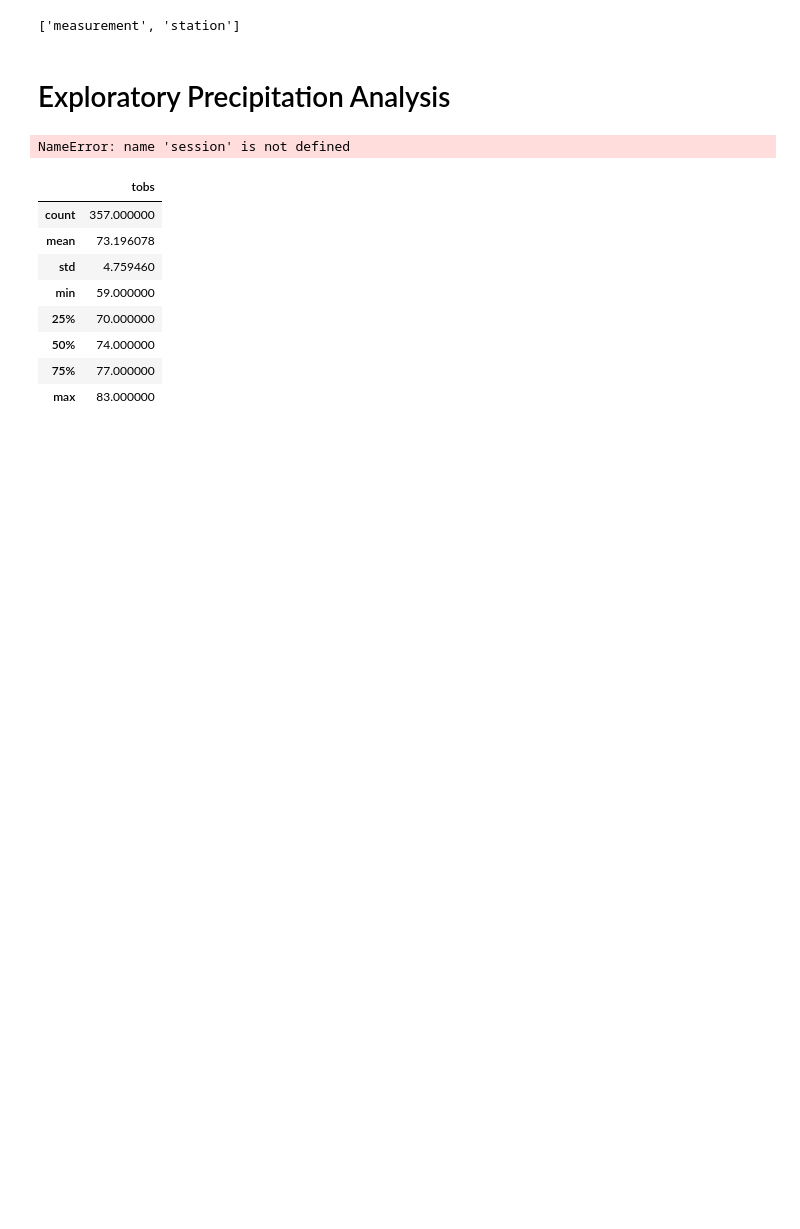
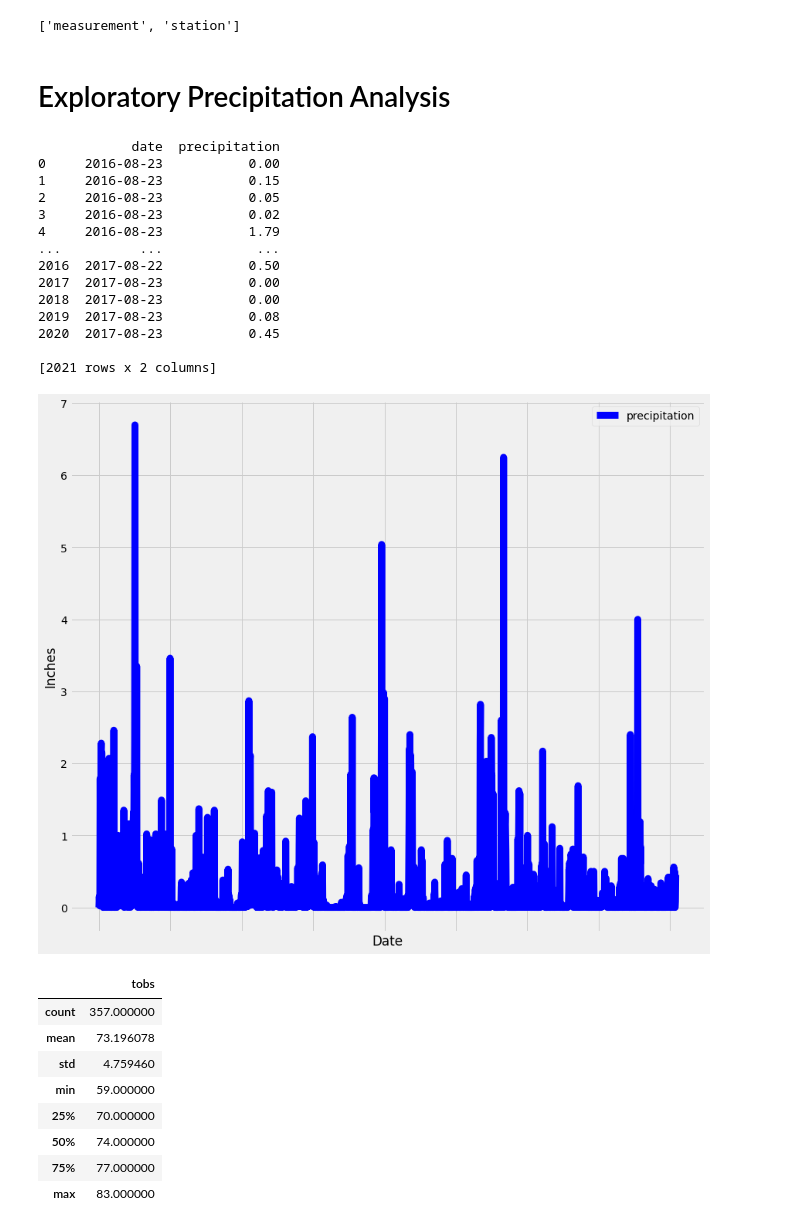
Before and after one commit to ese12880/squalchemy-challenge, a Jupyter notebook: analysis/climate_starter.ipynb, the cells around one changed output. Cells and saved outputs as stored; diff of their text form; code cells hidden in the pictures; blank space fills up the shorter version.

```diff
--- a/analysis/climate_starter.ipynb
+++ b/analysis/climate_starter.ipynb
@@ -42,25 +42,53 @@ session = Session(engine)
 # %%
 # Design a query to retrieve the last 12 months of precipitation data and plot the results.
 # Starting from the most recent data point in the database.
 
 # Calculate the date 1 year ago from the last data point in the database
 results_date=session.query(Measurement.date).order_by(Measurement.date.desc()).first()
 str_date=list(np.ravel(results_date))[0]
 latest_date=dt.datetime.strptime(str_date,"%Y-%m-%d")
 year_back=latest_date-dt.timedelta(days=366)
-# Perform a query to retrieve the data and precipitation scores
+
 results=session.query(Measurement.date, Measurement.prcp).order_by(Measurement.date.asc()).\
         filter(Measurement.date>=year_back).all()
 
-# Save the query results as a Pandas DataFrame and set the index to the date column
+# Save the query results as a Pandas DataFrame
 df_results=pd.DataFrame(results)
 df_results=df_results.rename(columns={"prcp":"precipitation"})
 # Sort the dataframe by date
 df_results.sort_values(by=['date'], ascending=True)
 df_results=df_results.dropna()
 df_results=df_results.reset_index(drop=True)
+print (df_results)
+# Use Pandas Plotting with Matplotlib to plot the data
+ax=df_results.plot(color='b',figsize=(12,10),legend=True,linewidth=9.0,grid=True)
+plt.setp(ax.get_xticklabels(), visible=False)
+plt.tight_layout()
+plt.xlabel("Date")
+plt.ylabel("Inches")
+
+# # Format x-tick label
+# #plt.gca().xaxis.set_major_locator(mdates.MonthLocator(interval=2))
+# plt.gca().xaxis.set_major_formatter(mdates.DateFormatter('%Y-%m-%d'))
+# plt.xticks(rotation=45, ha="right")
+
+plt.show()
 # %% [output]
-NameError: name 'session' is not defined
+            date  precipitation
+0     2016-08-23           0.00
+1     2016-08-23           0.15
+2     2016-08-23           0.05
+3     2016-08-23           0.02
+4     2016-08-23           1.79
+...          ...            ...
+2016  2017-08-22           0.50
+2017  2017-08-23           0.00
+2018  2017-08-23           0.00
+2019  2017-08-23           0.08
+2020  2017-08-23           0.45
+
+[2021 rows x 2 columns]
+[figure, added]
 # %%
 # Use Pandas to calcualte the summary statistics for the precipitation data
 df_results.describe()
```
